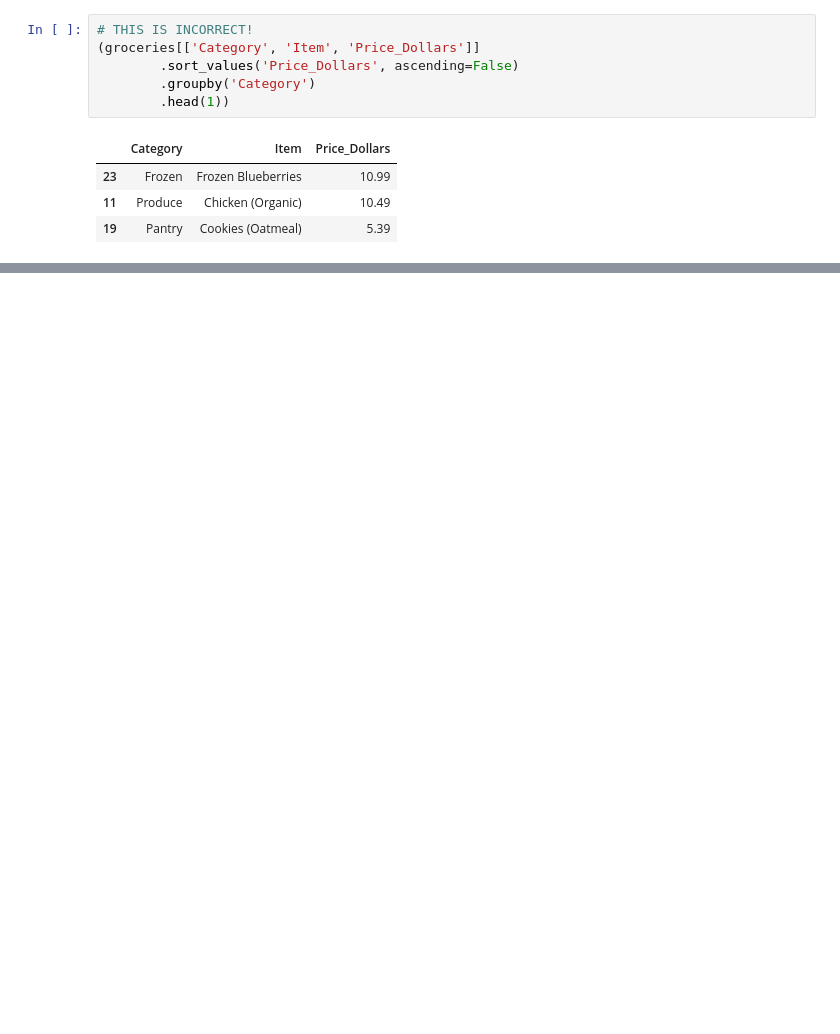
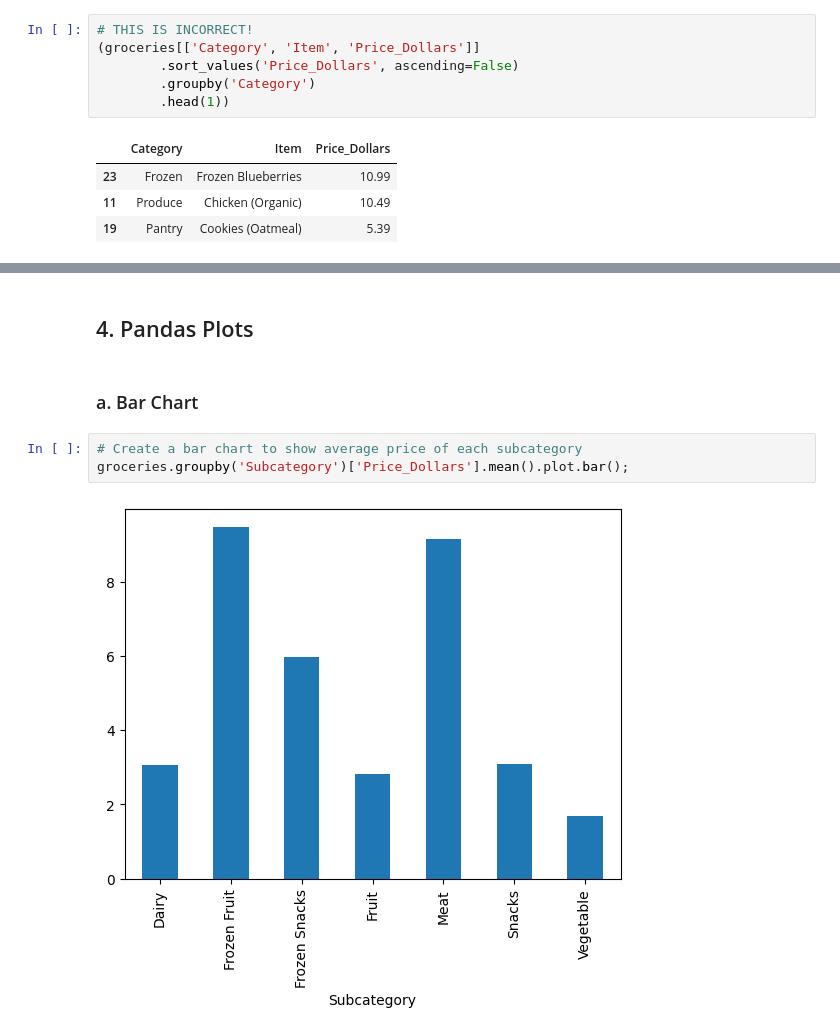
Before and after one commit to sairaawahid/Data-Science-in-Python-Data-Prep-EDA, a Jupyter notebook: Exploratory Data Analysis/Exploratory_data_analysis.ipynb, the cells around one changed output, grey strips where cells are left out. Saved outputs shown, nothing was run; the diff lists cells and outputs as text; blank space fills up the shorter version.

```diff
--- a/Exploratory Data Analysis/Exploratory_data_analysis.ipynb
+++ b/Exploratory Data Analysis/Exploratory_data_analysis.ipynb
@@ -234,3 +234,12 @@ because .max() is being applied to 'Item' and 'Price_Dollars' separately
 | 19 | Pantry | Cookies (Oatmeal) | 5.39 |
 # %% [markdown]
 ![green-divider](https://user-images.githubusercontent.com/7065401/52071924-c003ad80-2562-11e9-8297-1c6595f8a7ff.png)
+# %% [markdown]
+## 4. Pandas Plots
+# %% [markdown]
+### a. Bar Chart
+# %%
+# Create a bar chart to show average price of each subcategory
+groceries.groupby('Subcategory')['Price_Dollars'].mean().plot.bar();
+# %% [output]
+[figure, added]
```
Also changed, not shown: parts of 8 cells of this notebook.
